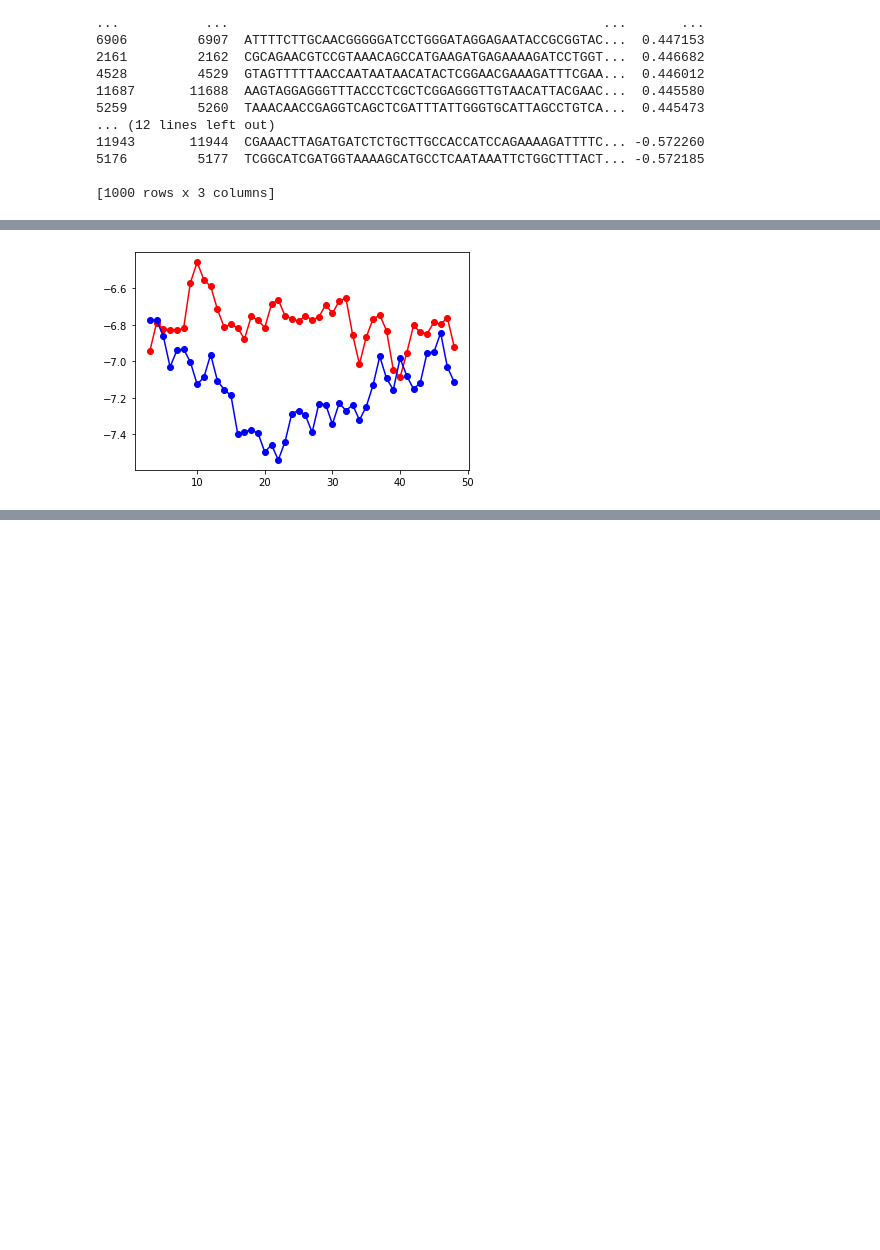
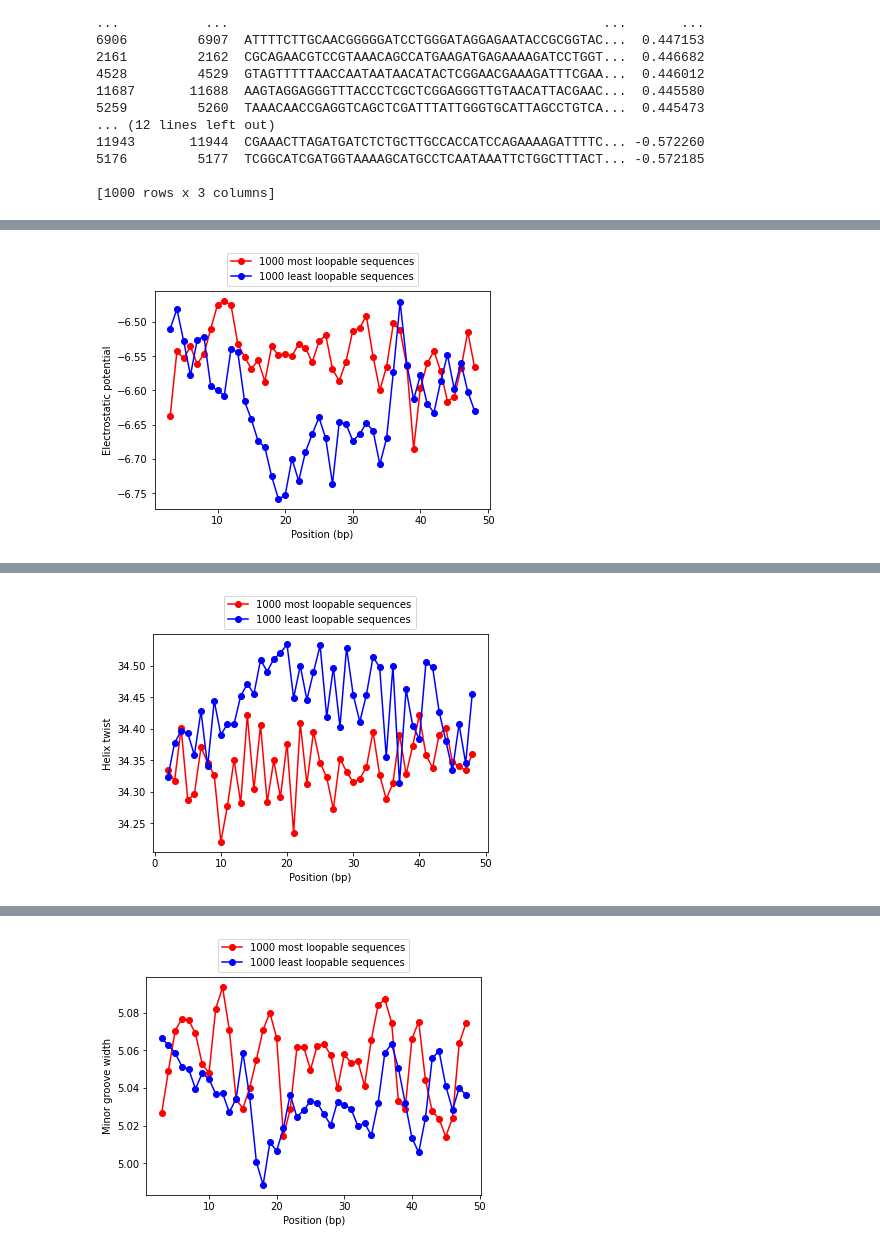
Before and after one commit to sadmankiba/bendability, a Jupyter notebook: analysis.ipynb, the cells around one changed output, grey strips where cells are left out. Cells and saved outputs as stored; diff of their text form; code cells hidden in the pictures; blank space fills up the shorter version.

Commit message:
Plot mean and STD in all bp positions of 5 DNA shapes of random library

```diff
--- a/analysis.ipynb
+++ b/analysis.ipynb
@@ -191,6 +192,7 @@ least_1000_loopable_df['Sequence'].to_csv('./data/rl_least_1000.txt', sep=' ', i
 # %%
 import numpy as np
 import matplotlib.pyplot as plt
+import random
 
 def get_shape(file_path):
     """
@@ -213,20 +215,58 @@ def get_shape(file_path):
                 shape_float_list = [ None if val == 'NA' else float(val) for val in shape_str_list ]
                 all_seq_shapes.append(shape_float_list)
 
-        return np.array(all_seq_shapes)
+        return np.array(all_seq_shapes).astype(float)
 
-most_1000_shape_arr = get_shape("./data/rl_most_1000.txt.ProT")
-least_1000_shape_arr = get_shape("./data/rl_least_1000.txt.ProT")
-print(most_1000_shape_arr.shape)
-print(least_1000_shape_arr.shape)
 
-print(most_1000_shape_arr[:3])
+dna_shape_ext = ['EP', 'HelT', 'MGW', 'ProT', "Roll"]
 
-x = np.arange(50)[2:-2] + 1
-ym = most_1000_shape_arr[:,2:-2].mean(axis=0)
-yl = least_1000_shape_arr[:,2:-2].mean(axis=0)
+full_form = {
+    'EP': 'Electrostatic potential',
+    'HelT': 'Helix twist',
+    'MGW': 'Minor groove width',
+    'ProT': 'Propeller twist',
+    'Roll': 'Roll'
+}
 
-plt.plot(x, ym, linestyle='-', marker='o', color='r')
-plt.plot(x, yl, linestyle='-', marker='o', color='b')
-plt.show()
+for ext in dna_shape_ext:
+    print('ext:', ext)
+    marr = get_shape(f"./data/rl_most_1000.txt.{ext}")
+    larr = get_shape(f"./data/rl_least_1000.txt.{ext}")
+    print(marr.shape)
+    print(larr.shape)
+
+    # Show 3 random examples
+    print(marr[random.sample(list(range(marr.shape[0])), 3)])
+    print(larr[random.sample(list(range(marr.shape[0])), 3)])
+
+    # Cut off not-nan columns
+    mask = np.invert(np.isnan(marr[0].flatten()))
+    valid_cols = np.where(mask)[0]
+    x = valid_cols + 1
+    marr = marr[:, valid_cols]
+    larr = larr[:, valid_cols]
+
+    ym = marr.mean(axis=0)
+    yl = larr.mean(axis=0)
+
+    # ymerr = [np.subtract(ym, _min), np.subtract(_max, ym)]
+    # ylerr = [np.subtract(yl, larr.min(axis=0)), np.subtract(larr.max(axis=0), yl)]
+    ymerr = marr.std(axis=0)
+    ylerr = larr.std(axis=0)
+    print('ymerr\n', ymerr)
+    print('ylerr\n', ylerr)
+
+    plot_opt = 'mean'   # 'mean' or 'std'
+    if plot_opt == 'std':
+        plt.errorbar(x, ym, yerr = ymerr, capsize=3, linestyle='-', marker='o', color='r', label='1000 most loopable sequences')
+        plt.errorbar(x, yl, yerr = ylerr, capsize=3, linestyle='-', marker='o', color='b', label='1000 least loopable sequences')
+    elif plot_opt == 'mean':
+        plt.plot(x, ym, linestyle='-', marker='o', color='r', label='1000 most loopable sequences')
+        plt.plot(x, yl, linestyle='-', marker='o', color='b', label='1000 least loopable sequences')
+
+    plt.legend(loc='upper center', bbox_to_anchor=(0.5, 1.20))
+    plt.xlabel('Position (bp)')
+    plt.ylabel(f'{full_form[ext]}')
+    plt.savefig(f'./figures/rl_{ext.lower()}_{plot_opt}.png', bbox_inches="tight")
+    plt.show()
 # %% [output]
@@ -250 +290 @@ plt.show()
-[figure, old version]
+[figure, new version]
@@ -250,0 +308 @@ plt.show()
+[figure, added]
@@ -250,0 +326 @@ plt.show()
+[figure, added]
```
Also changed, not shown: parts of 3 cells of this notebook.
